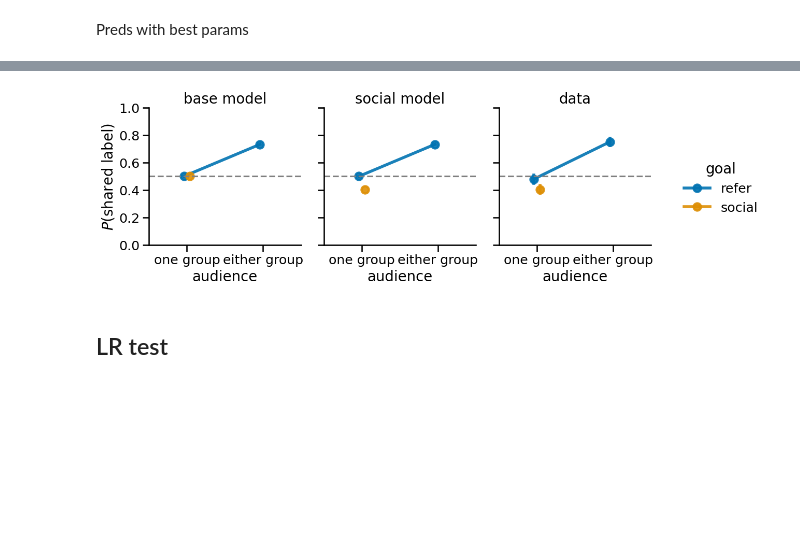
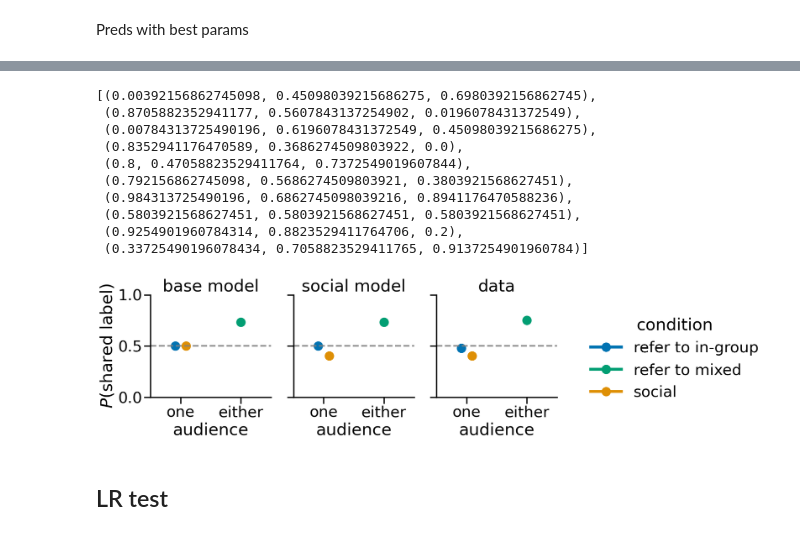
Before and after one commit to aliciamchen/code-switching, a Jupyter notebook: model/fit-predict-3pp-red-blue-shared-unique.ipynb, the cells around one changed output, grey strips where cells are left out. Saved outputs shown, nothing was run; the diff lists cells and outputs as text; code cells hidden in the pictures; blank space fills up the shorter version.

```diff
--- a/model/fit-predict-3pp-red-blue-shared-unique.ipynb
+++ b/model/fit-predict-3pp-red-blue-shared-unique.ipynb
@@ -19,7 +19,7 @@ from tqdm import tqdm
 import utils
 
 pd.set_option('future.no_silent_downcasting', True)
-sns.set_context('talk', font_scale=1.1)
+sns.set_context('poster', font_scale=1.3)
 # %% [markdown]
 ## Model
 # %%
@@ -373,32 +373,57 @@ preds_df
 3516 rows × 6 columns
+# %%
+conditions = [
+    (preds_df["goal"] == "refer") & (preds_df["audience"] == "one"),
+    (preds_df["goal"] == "refer") & (preds_df["audience"] == "either"),
+    (preds_df["goal"] == "social") & (preds_df["audience"] == "one")
+]
+conditions_labels = ["refer to in-group", "refer to mixed", "social"]
+preds_df["condition"] = np.select(conditions, conditions_labels)
+# %%
+colors = sns.color_palette("colorblind")
+colors
+# %% [output]
+[(0.00392156862745098, 0.45098039215686275, 0.6980392156862745),
+ (0.8705882352941177, 0.5607843137254902, 0.0196078431372549),
+ (0.00784313725490196, 0.6196078431372549, 0.45098039215686275),
+ (0.8352941176470589, 0.3686274509803922, 0.0),
+ (0.8, 0.47058823529411764, 0.7372549019607844),
+ (0.792156862745098, 0.5686274509803921, 0.3803921568627451),
+ (0.984313725490196, 0.6862745098039216, 0.8941176470588236),
+ (0.5803921568627451, 0.5803921568627451, 0.5803921568627451),
+ (0.9254901960784314, 0.8823529411764706, 0.2),
+ (0.33725490196078434, 0.7058823529411765, 0.9137254901960784)]
+# %%
+palette = {"refer to in-group": colors[0], "refer to mixed": colors[2], "social": colors[1]}
 # %%
 g = sns.FacetGrid(
     preds_df,
     col="model",
     margin_titles=True,
-    height=4.3,
+    height=5.1,
     aspect=0.9
 )
 g.map_dataframe(
     sns.pointplot,
     x="audience",
     y="p_shared",
-    order=["one group", "either group"],
-    hue="goal",
-    palette="colorblind",
-    dodge=0.08,
-    alpha=0.9
+    order=["one", "either"],
+    hue="condition",
+    hue_order=conditions_labels,
+    palette=palette,
+    dodge=0.18,
+    alpha=1
 )
-g.set_titles(col_template="{col_name}", row_template="{row_name} label")
+g.set_titles(col_template="{col_name}")
 g.set(ylim=(0, 1), ylabel="$P(\\text{shared label})$")
 for ax in g.axes.flat:
     ax.axhline(0.5, ls="--", color="gray")
-g.add_legend(title="goal", bbox_to_anchor=(1.01, 0.5))
+g.add_legend(title="condition", bbox_to_anchor=(1.01, 0.5))
 
 plt.savefig("3pp_red_blue_shared_unique.pdf")
 plt.show()
 # %% [output]
-[figure, old version]
+[figure, new version]
 # %% [markdown]
 ## LR test
 # %%
```
Also changed, not shown: parts of 2 cells of this notebook, 9 other files.
